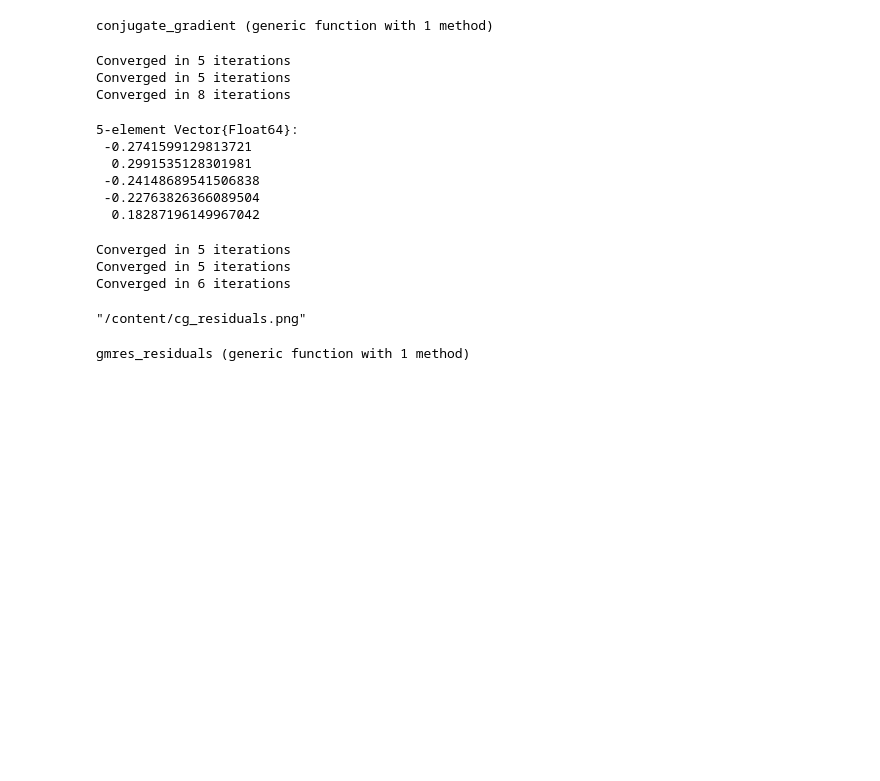
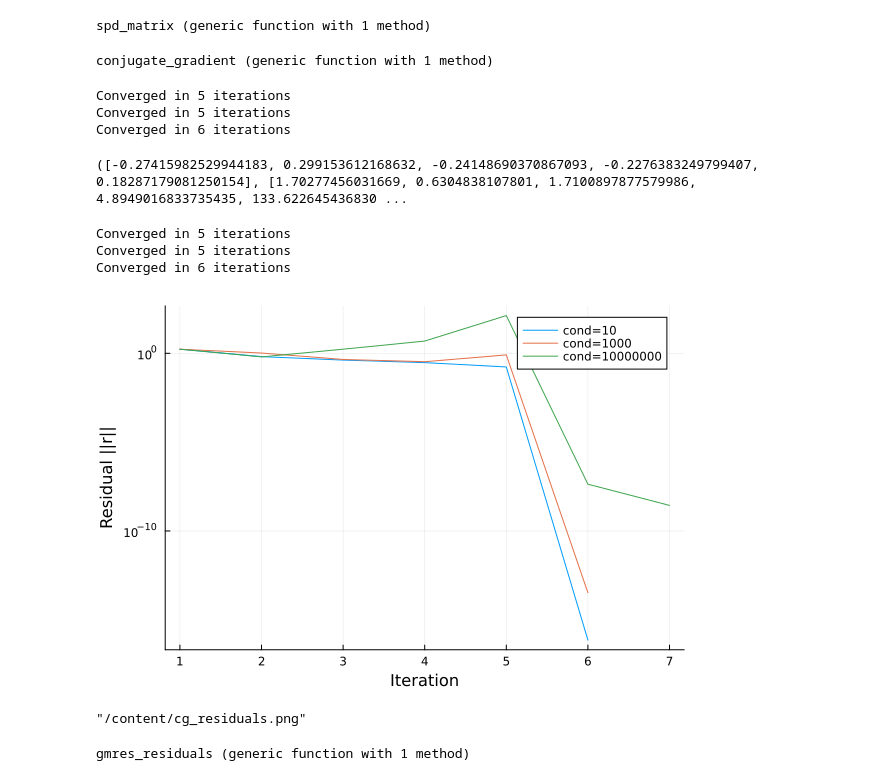
Before and after one commit to SarahYLawrence/Implementing-Iterative-Methods, a Jupyter notebook: Project_code/Project.ipynb, the cells around one changed output. Drawn from its saved outputs; the diff is of its cells as text; code cells hidden in the pictures; blank space fills up the shorter version.

```diff
--- a/Project_code/Project.ipynb
+++ b/Project_code/Project.ipynb
@@ -1,5 +1,20 @@
 # %% [markdown]
 <a href="https://colab.research.google.com/github/SarahYLawrence/Implementing-Iterative-Methods/blob/Code-Phase/Project.ipynb" target="_parent"><img src="https://colab.research.google.com/assets/colab-badge.svg" alt="Open In Colab"/></a>
+# %%
+function spd_matrix(n, cond)
+    # Generate a random orthogonal matrix
+    Q, _ = qr(randn(n, n))
+    # Generate positive eigenvalues with a given condition number
+    λ_min = 1.0
+    λ_max = cond
+    λ = range(λ_min, λ_max, length=n)
+    D = Diagonal(λ)
+    # Construct SPD matrix: A = Q * D * Q'
+    A = Q * D * Q'
+    return Symmetric(A)
+end
+# %% [output]
+spd_matrix (generic function with 1 method)
 # %%
 # conjugate gradient
 function conjugate_gradient(A, b; x0=zero(b), tol=1e-8, maxiter=1000)
@@ -21,7 +36,7 @@ function conjugate_gradient(A, b; x0=zero(b), tol=1e-8, maxiter=1000)
         push!(residuals, sqrt(rs_new))
         if sqrt(rs_new) < tol
             println("Converged in $k iterations")
-            return x
+            return x, residuals
         end
 
         beta = rs_new / rs_old  # how much of the previous direction is kept
@@ -46,7 +61,7 @@ Random.seed!(123)  # <- same seed every time
 n = 5
 A1 = spd_matrix(n, 10)
 A2 = spd_matrix(n, 1000)
-A3 = spd_matrix(n, 1000000000)
+A3 = spd_matrix(n, 10000000)
 b = randn(n)  # this will always be the same with the same seed
 
 # Run conjugate gradient
@@ -56,31 +71,28 @@ x3, res3 = conjugate_gradient(A3, b)
 # %% [output]
 Converged in 5 iterations
 Converged in 5 iterations
-Converged in 8 iterations
+Converged in 6 iterations
-5-element Vector{Float64}:
- -0.2741599129813721
-  0.2991535128301981
- -0.24148689541506838
- -0.22763826366089504
-  0.18287196149967042
+([-0.27415982529944183, 0.299153612168632, -0.24148690370867093, -0.2276383249799407, 0.18287179081250154], [1.70277456031669, 0.6304838107801, 1.7100897877579986, 4.8949016833735435, 133.622645436830 ...
 # %%
 using Plots
+gr()
 
-x1, res1 = conjugate_gradient_residuals(A1, b)
-x2, res2 = conjugate_gradient_residuals(A2, b)
-x3, res3 = conjugate_gradient_residuals(A3, b)
+x1, res1 = conjugate_gradient(A1, b)
+x2, res2 = conjugate_gradient(A2, b)
+x3, res3 = conjugate_gradient(A3, b)
 
 plt = plot(1:length(res1), res1, yscale=:log10, label="cond=10",
            xlabel="Iteration", ylabel="Residual ||r||")
 plot!(plt, 1:length(res2), res2, label="cond=1000")
 plot!(plt, 1:length(res3), res3, label="cond=10000000")
 
-# Save the plot as a PNG (or PDF, SVG, etc.)
+display(plt)
 savefig(plt, "cg_residuals.png")
 # %% [output]
 Converged in 5 iterations
 Converged in 5 iterations
 Converged in 6 iterations
+[figure, added]
 "/content/cg_residuals.png"
 # %%
 using LinearAlgebra
```
Also changed, not shown: parts of 4 cells of this notebook.
